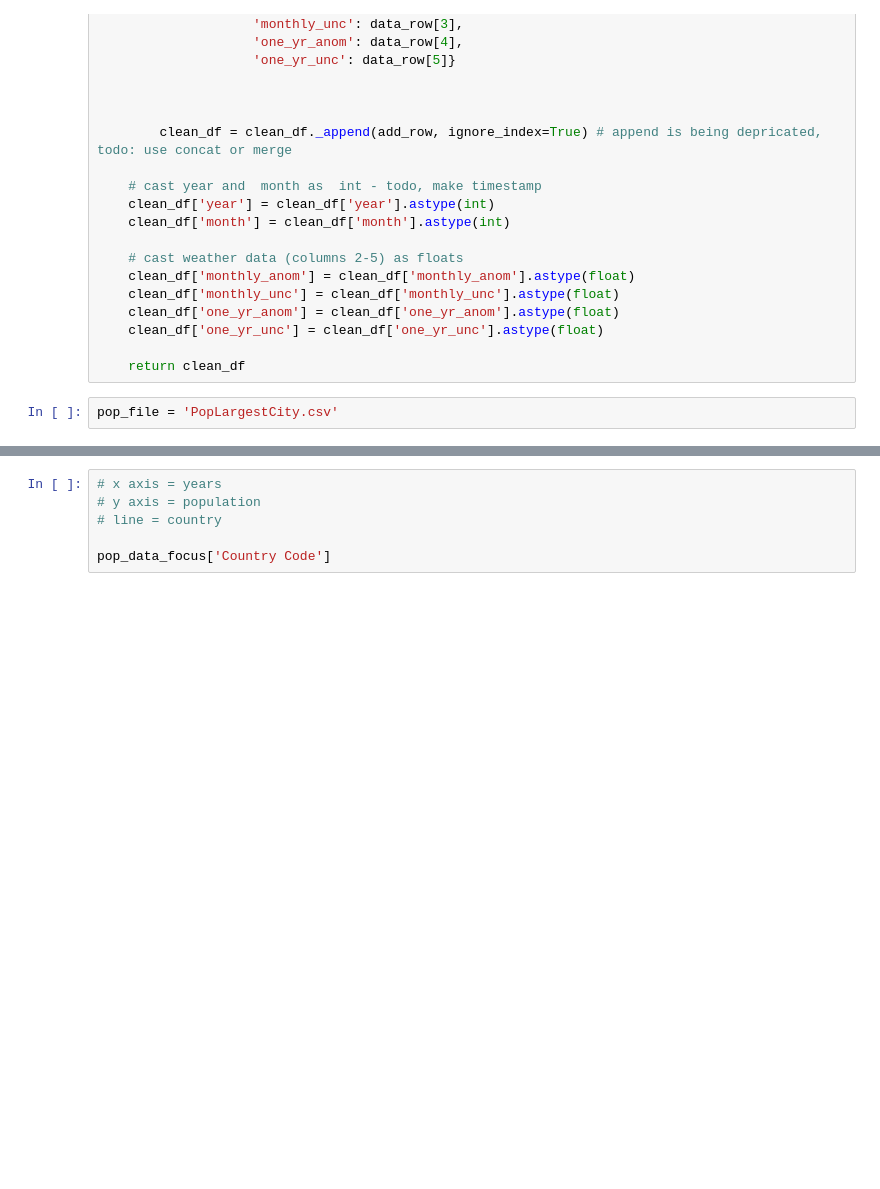
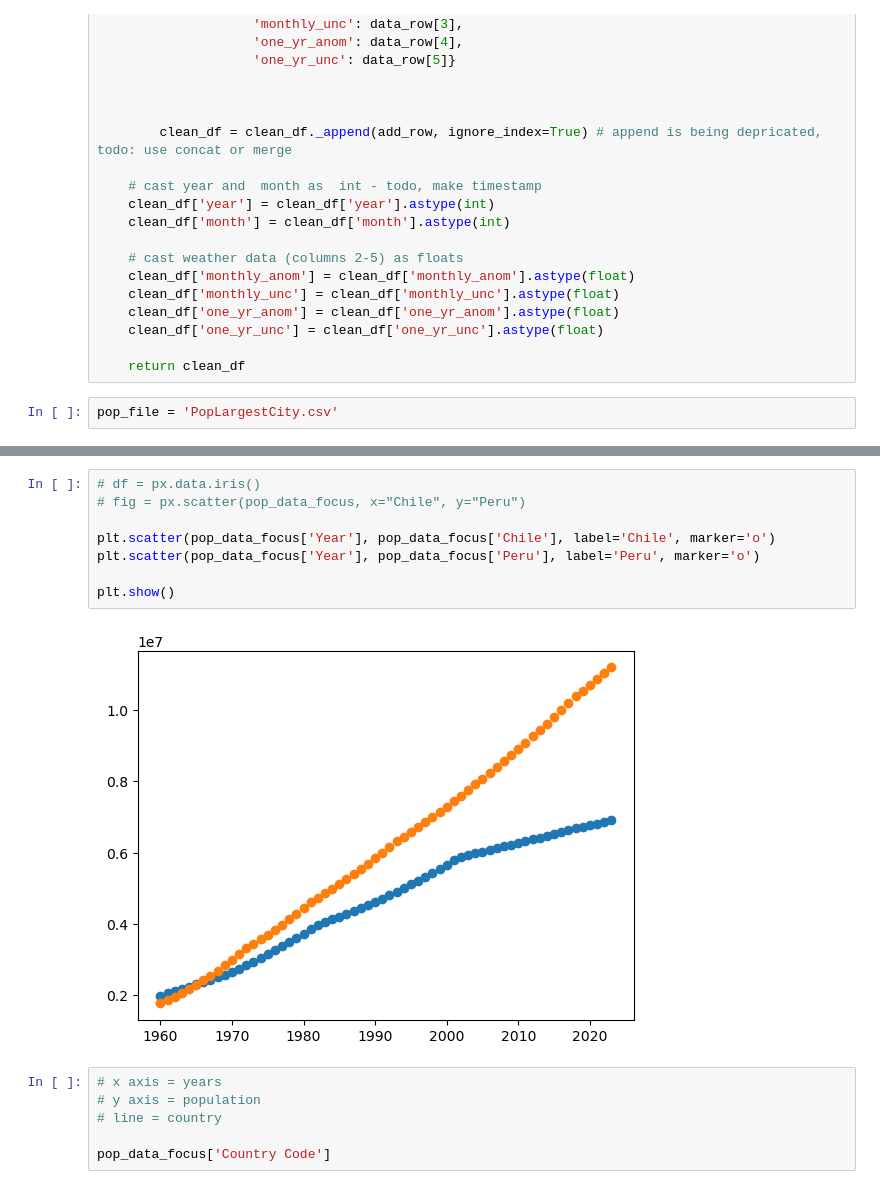
Before and after one commit to gowrath/Climate_EDA-SouthAmerica, a Jupyter notebook: TemperatureAndPopulation.ipynb, the cells around one changed output, grey strips where cells are left out. Saved outputs shown, nothing was run; the diff lists cells and outputs as text; blank space fills up the shorter version.

```diff
--- a/TemperatureAndPopulation.ipynb
+++ b/TemperatureAndPopulation.ipynb
@@ -76,3 +136,13 @@ pop_data_focus.plot()
+# %%
+# df = px.data.iris()
+# fig = px.scatter(pop_data_focus, x="Chile", y="Peru")
+
+plt.scatter(pop_data_focus['Year'], pop_data_focus['Chile'], label='Chile', marker='o')
+plt.scatter(pop_data_focus['Year'], pop_data_focus['Peru'], label='Peru', marker='o')
+
+plt.show()
+# %% [output]
+[figure, added]
 # %%
 # x axis = years
 # y axis = population
```
Also changed, not shown: parts of 5 cells of this notebook, 1 other file.
